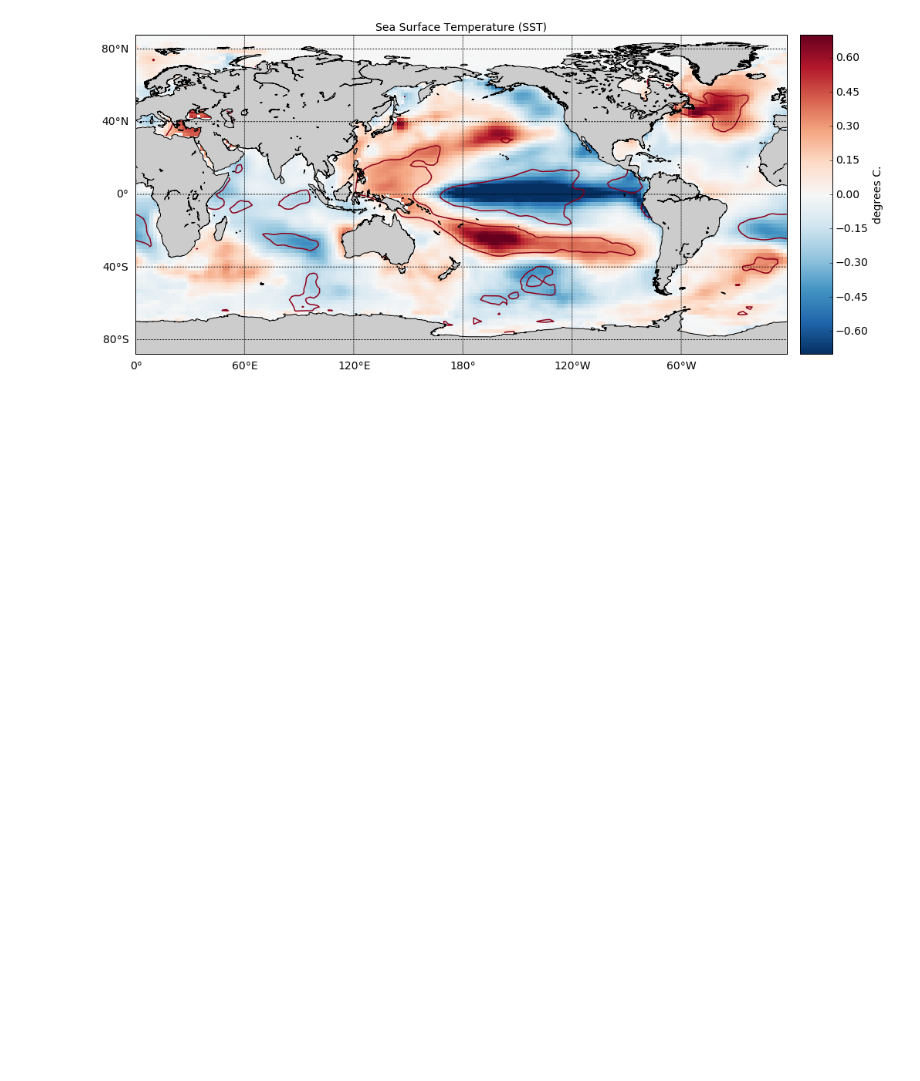
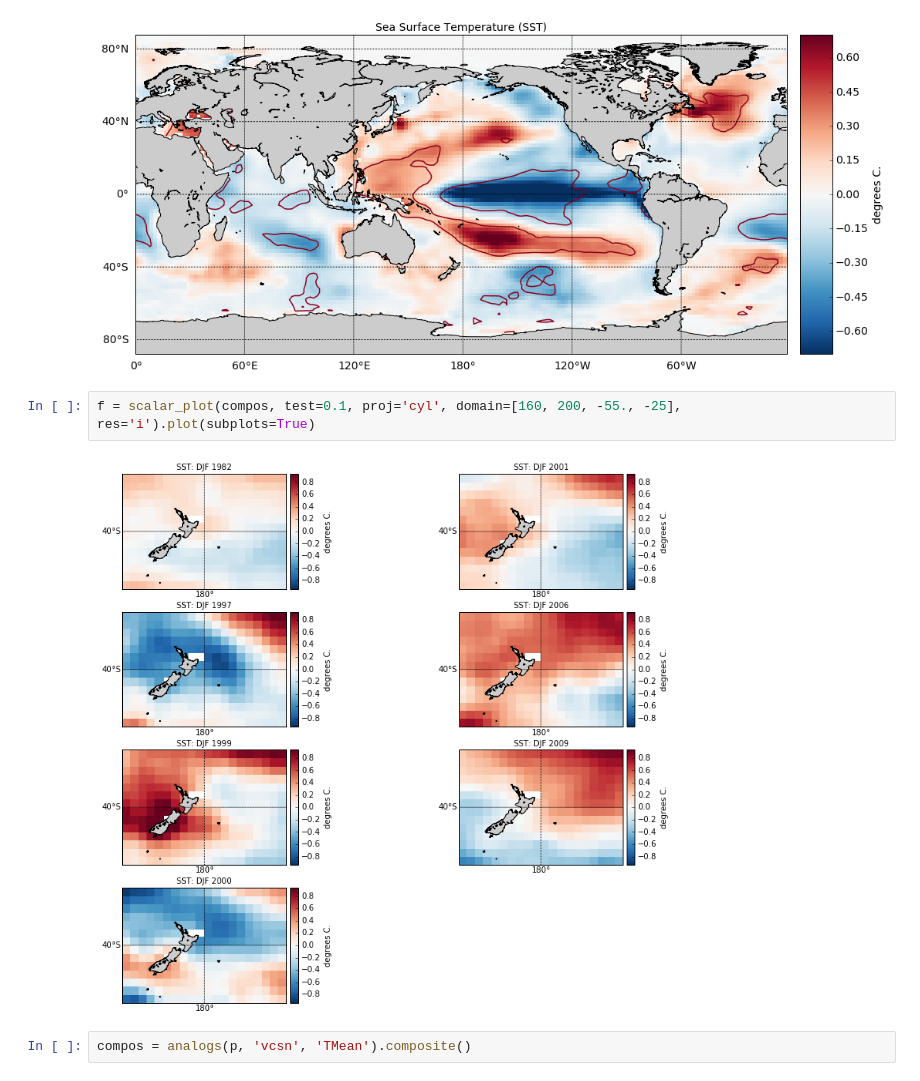
Before and after one commit to nicolasfauchereau/paleopy, a Jupyter notebook: notebooks/proxy.ipynb, the cells around one changed output. Saved outputs shown, nothing was run; the diff lists cells and outputs as text; blank space fills up the shorter version.

```diff
--- a/notebooks/proxy.ipynb
+++ b/notebooks/proxy.ipynb
@@ -153,3 +153,9 @@ compos = analogs(p, 'ersst', 'sst').composite()
 f = scalar_plot(compos, test=0.1, proj='cyl', res='l').plot(subplots=False)
 # %% [output]
 [figure]
+# %%
+f = scalar_plot(compos, test=0.1, proj='cyl', domain=[160, 200, -55., -25], res='i').plot(subplots=True)
+# %% [output]
+[figure, added]
+# %%
+compos = analogs(p, 'vcsn', 'TMean').composite()
```
Also changed, not shown: parts of 11 cells of this notebook, 4 other files.
